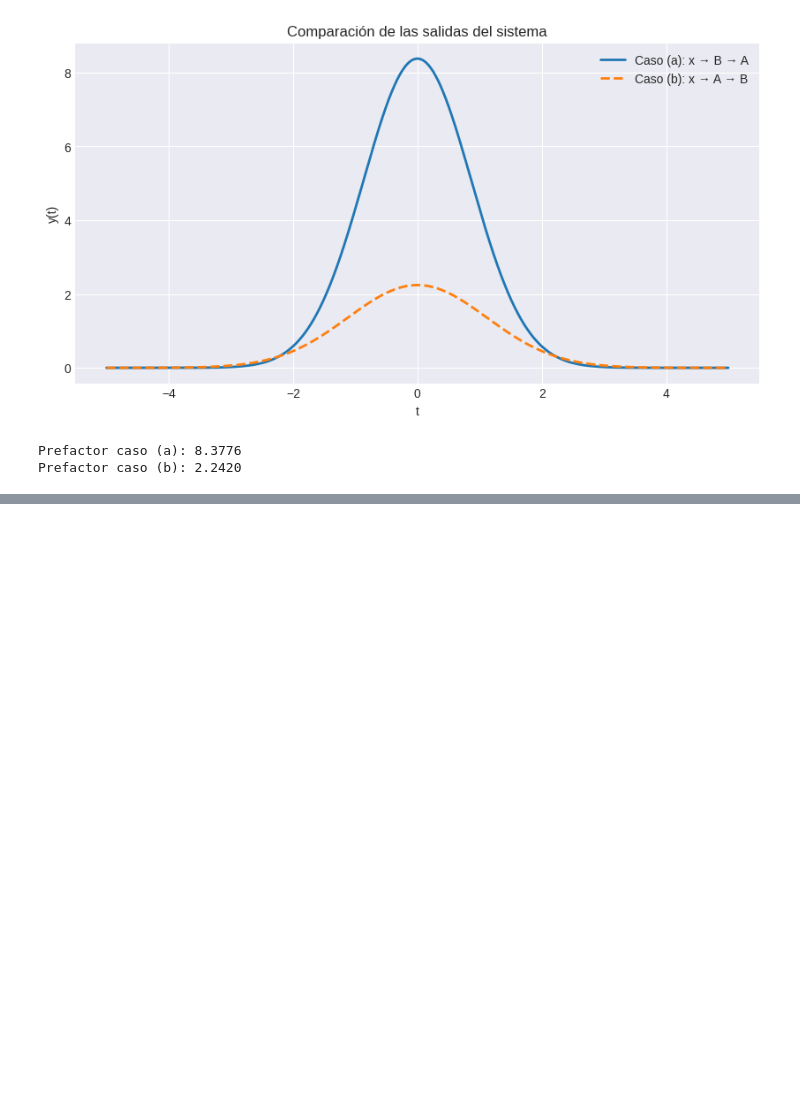
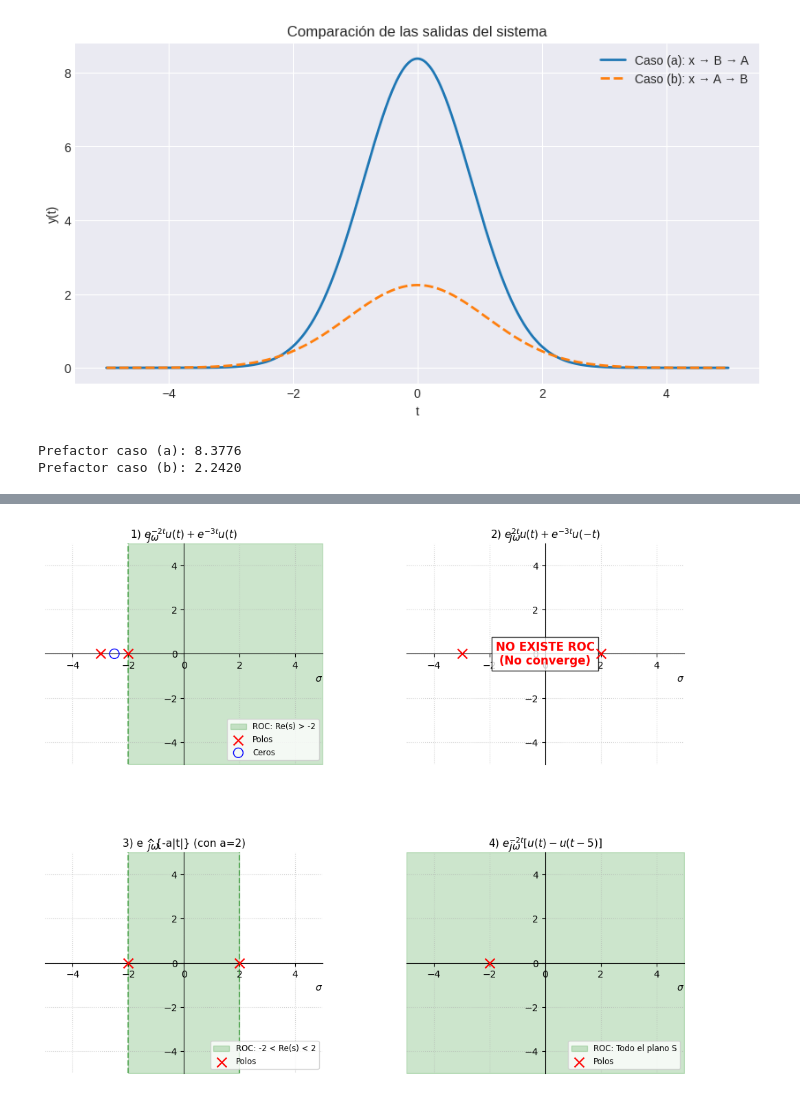
Before and after one commit to sgaleanoca/Senales_y_Sistemas, a Jupyter notebook: Segundo_Taller_SyS.ipynb, the cells around one changed output, grey strips where cells are left out. Drawn from its saved outputs; the diff is of its cells as text; code cells hidden in the pictures; blank space fills up the shorter version.

```diff
--- a/Segundo_Taller_SyS.ipynb
+++ b/Segundo_Taller_SyS.ipynb
@@ -1736,0 +1868,79 @@ Prefactor caso (b): 2.2420
+# %%
+import matplotlib.pyplot as plt
+import numpy as np
+
+def plot_pole_zero_roc(ax, poles, zeros, roc_type, limit1, limit2=None, title=""):
+
+    # Configuración de ejes
+    ax.spines['left'].set_position('zero')
+    ax.spines['bottom'].set_position('zero')
+    ax.spines['right'].set_color('none')
+    ax.spines['top'].set_color('none')
+    ax.grid(True, linestyle=':', alpha=0.6)
+
+    ax.set_xlabel(r'$\sigma$', loc='right')
+    ax.set_ylabel(r'$j\omega$', loc='top', rotation=0)
+
+    ax.set_title(title, size=11)
+
+    # Limites del gráfico
+    val_max = 5
+    if poles: val_max = max(val_max, max(np.abs(poles)) + 1)
+    ax.set_xlim(-val_max, val_max)
+    ax.set_ylim(-val_max, val_max)
+
+    # Dibujar ROC (Sombreado)
+    y_vals = np.linspace(-val_max, val_max, 100)
+    if roc_type == 'right':
+        ax.fill_betweenx(y_vals, limit1, val_max, color='green', alpha=0.2, label=f'ROC: Re(s) > {limit1}')
+        ax.axvline(limit1, color='green', linestyle='--', alpha=0.5)
+    elif roc_type == 'left':
+        ax.fill_betweenx(y_vals, -val_max, limit1, color='green', alpha=0.2, label=f'ROC: Re(s) < {limit1}')
+        ax.axvline(limit1, color='green', linestyle='--', alpha=0.5)
+    elif roc_type == 'strip':
+        ax.fill_betweenx(y_vals, limit1, limit2, color='green', alpha=0.2, label=f'ROC: {limit1} < Re(s) < {limit2}')
+        ax.axvline(limit1, color='green', linestyle='--', alpha=0.5)
+        ax.axvline(limit2, color='green', linestyle='--', alpha=0.5)
+    elif roc_type == 'all':
+        ax.fill_betweenx(y_vals, -val_max, val_max, color='green', alpha=0.2, label='ROC: Todo el plano S')
+    elif roc_type == 'none':
+        ax.text(0, 0, "NO EXISTE ROC\n(No converge)", ha='center', va='center', color='red', fontsize=12, fontweight='bold', bbox=dict(facecolor='white', alpha=0.8))
+
+    # Dibujar Polos (x) y Ceros (o)
+    if poles:
+        ax.scatter(np.real(poles), np.imag(poles), marker='x', color='red', s=100, label='Polos', zorder=10)
+    if zeros:
+        ax.scatter(np.real(zeros), np.imag(zeros), marker='o', color='blue', facecolors='none', s=100, label='Ceros', zorder=10)
+
+    # Leyenda (solo si hay ROC válida)
+    if roc_type != 'none':
+        ax.legend(loc='lower right', fontsize='small')
+
+# Los casos
+fig, axes = plt.subplots(2, 2, figsize=(12, 10))
+plt.subplots_adjust(hspace=0.4, wspace=0.3)
+
+# Caso 1: x(t) = e^-2t u(t) + e^-3t u(t)
+plot_pole_zero_roc(axes[0,0], poles=[-2, -3], zeros=[-2.5],
+                   roc_type='right', limit1=-2,
+                   title="1) $e^{-2t}u(t) + e^{-3t}u(t)$")
+
+# Caso 2: x(t) = e^2t u(t) + e^-3t u(-t)
+plot_pole_zero_roc(axes[0,1], poles=[2, -3], zeros=[],
+                   roc_type='none', limit1=0,
+                   title="2) $e^{2t}u(t) + e^{-3t}u(-t)$")
+
+# Caso 3: x(t) = e^-a|t| (Asumimos a=2 para graficar)
+a = 2
+plot_pole_zero_roc(axes[1,0], poles=[-a, a], zeros=[],
+                   roc_type='strip', limit1=-a, limit2=a,
+                   title=f"3) e ^{{-a|t|}} (con a={a})")
+
+# Caso 4: x(t) = e^-2t [u(t) - u(t-5)]
+plot_pole_zero_roc(axes[1,1], poles=[-2], zeros=[],
+                   roc_type='all', limit1=0,
+                   title="4) $e^{-2t}[u(t) - u(t-5)]$")
+
+plt.show()
+# %% [output]
+[figure, added]
```
Also changed, not shown: parts of 17 cells of this notebook.
